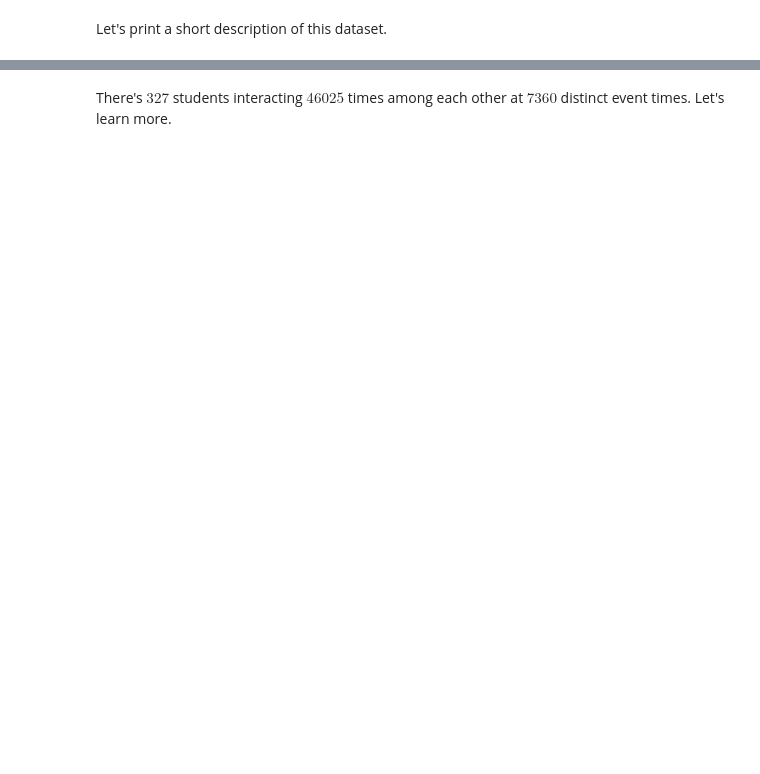
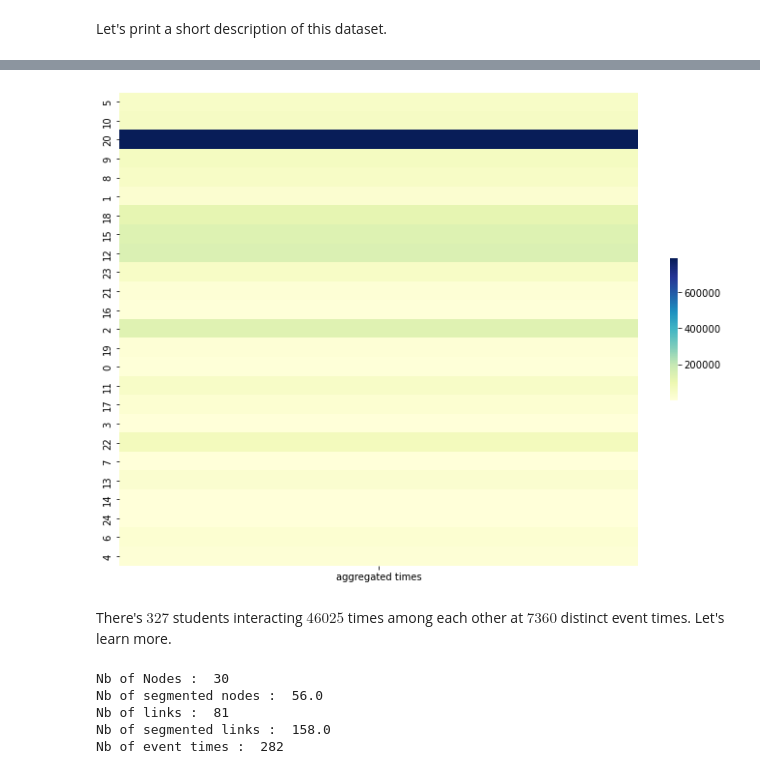
Before and after one commit to busyweaver/Straph, a Jupyter notebook: docs/notebooks/Use Case 1, Temporal Network Analysis-betweenness.ipynb, the cells around one changed output, grey strips where cells are left out. Saved outputs shown, nothing was run; the diff lists cells and outputs as text; code cells hidden in the pictures; blank space fills up the shorter version.

```diff
--- a/docs/notebooks/Use Case 1, Temporal Network Analysis-betweenness.ipynb
+++ b/docs/notebooks/Use Case 1, Temporal Network Analysis-betweenness.ipynb
@@ -161,2 +112,8 @@ fig.savefig("out.png")
+# %%
+ax = bt.aggregated_node_betweenness(nouveau, events, bet, square = False)
+fig = ax.get_figure()
+fig.savefig("out.png")
+# %% [output]
+[figure, added]
 # %% [markdown]
 There's $327$ students interacting $46025$ times among each other at $7360$ distinct event times. Let's learn more.
@@ -165,0 +138,20 @@ os.remove("high_school_2013.csv")
+# %%
+S = sg.barabasi_albert(T,
+                    nb_node,
+                    occurrence_law_node,
+                    occurrence_param_node,
+                    presence_law_node,
+                    presence_param_node,
+                    occurrence_law_link,
+                    occurrence_param_link,
+                    presence_law_link,
+                    presence_param_link,
+                    m0,
+                    m)
+S.describe()
+# %% [output]
+Nb of Nodes :  30
+Nb of segmented nodes :  56.0
+Nb of links :  81
+Nb of segmented links :  158.0
+Nb of event times :  282
```
Also changed, not shown: parts of 16 cells of this notebook, 6 other files.
